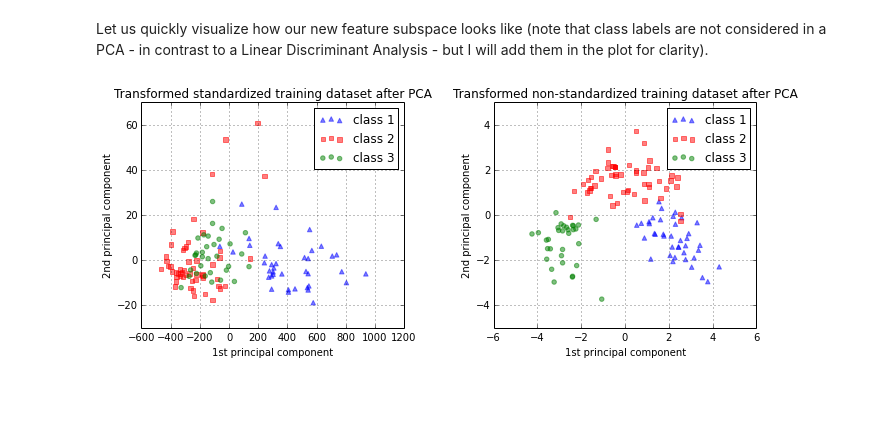
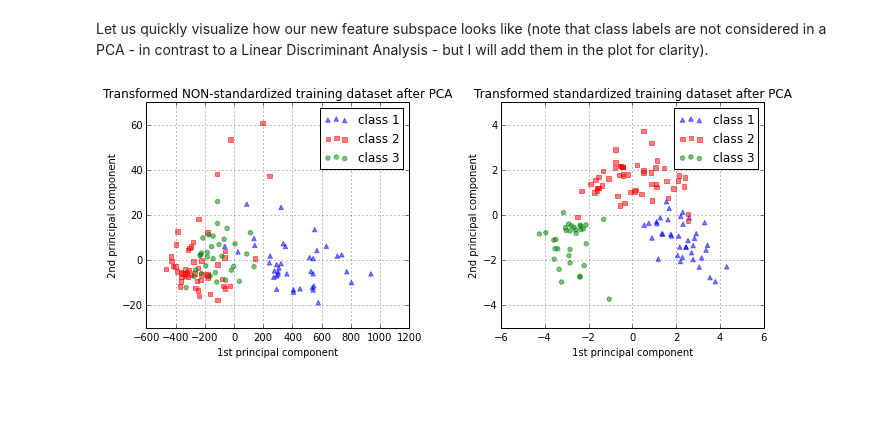
Before and after one commit to rasbt/pattern_classification, a Jupyter notebook: preprocessing/about_standardization_normalization.ipynb, the cells around one changed output. Saved outputs shown, nothing was run; the diff lists cells and outputs as text; code cells hidden in the pictures.

Commit message:
fixed plot for standardization and pca

```diff
--- a/preprocessing/about_standardization_normalization.ipynb
+++ b/preprocessing/about_standardization_normalization.ipynb
@@ -466,36 +466,36 @@ from matplotlib import pyplot as plt
 fig, (ax1, ax2) = plt.subplots(ncols=2, figsize=(10,4))
 
 
 for l,c,m in zip(range(1,4), ('blue', 'red', 'green'), ('^', 's', 'o')):
     ax1.scatter(X_train[y_train==l, 0], X_train[y_train==l, 1],
         color=c,
         label='class %s' %l,
         alpha=0.5,
         marker=m
         )
 
 for l,c,m in zip(range(1,4), ('blue', 'red', 'green'), ('^', 's', 'o')):
     ax2.scatter(X_train_std[y_train==l, 0], X_train_std[y_train==l, 1],
         color=c,
         label='class %s' %l,
         alpha=0.5,
         marker=m
         )
 
-ax1.set_title('Transformed standardized training dataset after PCA')
-ax2.set_title('Transformed non-standardized training dataset after PCA')
+ax1.set_title('Transformed NON-standardized training dataset after PCA')
+ax2.set_title('Transformed standardized training dataset after PCA')
 
 for ax in (ax1, ax2):
 
     ax.set_xlabel('1st principal component')
     ax.set_ylabel('2nd principal component')
     ax.legend(loc='upper right')
     ax.grid()
 plt.tight_layout()
 
 plt.show()
 # %% [output]
-[figure, old version]
+[figure, new version]
 # %% [markdown]
 <br>
 <br>
```
